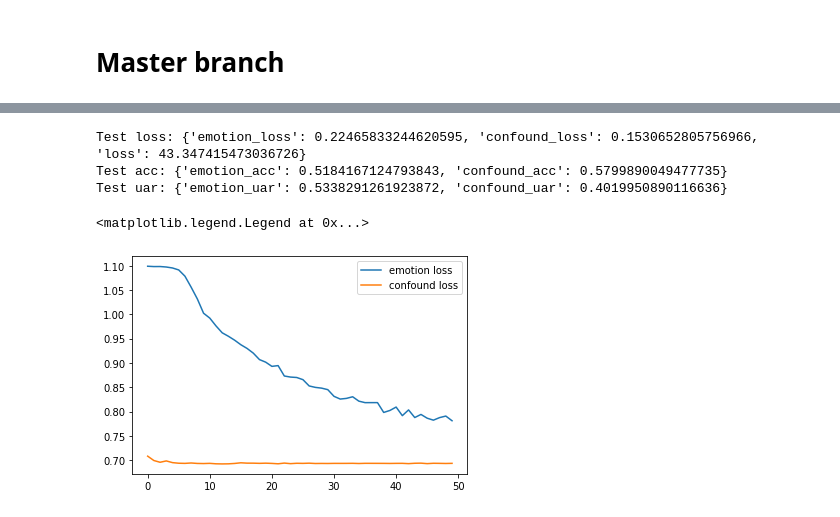
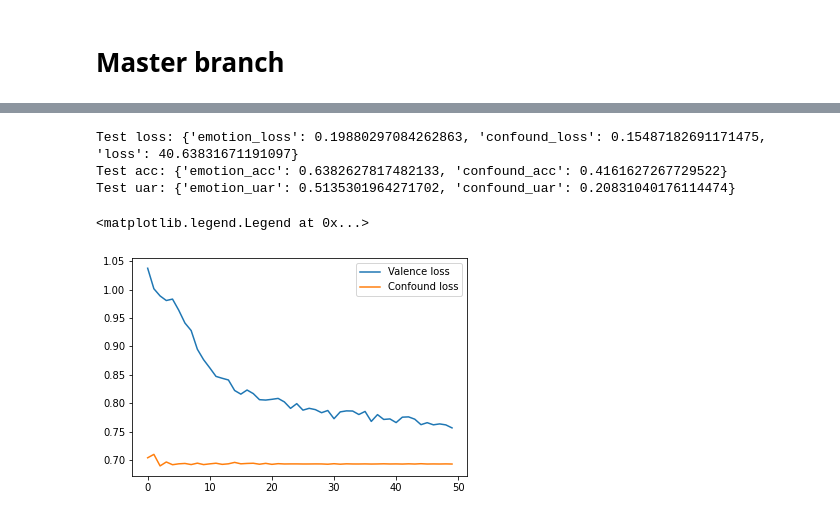
Before and after one commit to BrandonThaiTran/stressed_emotion, a Jupyter notebook: code/models.ipynb, the cells around one changed output, grey strips where cells are left out. Cells and saved outputs as stored; diff of their text form; code cells hidden in the pictures.

Commit message:
test valence

```diff
--- a/code/models.ipynb
+++ b/code/models.ipynb
@@ -395,7 +394,7 @@ def train_baseline(train_loader, model, optimizer, criterion, device, verbose =
 
     return train_loss, train_acc
 # %%
-def train(train_loader, model, optimizer, criterion, device, verbose = False):
+def train(train_loader, model, optimizer, criterion, device, verbose = False, emotion_dimension = 'arousal'):
     model.train()
 
     running_loss = 0.
@@ -410,13 +409,19 @@ def train(train_loader, model, optimizer, criterion, device, verbose = False):
     confound_prediction = []
 
     for i, train_data in enumerate(train_loader):
-        visual_features, _, acoustic_features, _, lexical_features, _, _, a_labels, d_labels, s_labels, _ = train_data # UPDATE
+        visual_features, _, acoustic_features, _, lexical_features, _, v_labels, a_labels, d_labels, s_labels, _ = train_data # UPDATE
 
         visual_features = visual_features.to(device)
         acoustic_features = acoustic_features.to(device)
         lexical_features = lexical_features.to(device)
 
-        emotion_labels = a_labels.to(device)
+        if emotion_dimension == 'arousal':
+            emotion_labels = a_labels.to(device)
+        elif emotion_dimension == 'valence':
+            emotion_labels = v_labels.to(device)
+        else:
+            print("Invalid emotion dimension")
+            return
         confound_labels = s_labels.to(device)
 
         optimizer.zero_grad()
@@ -610,16 +623,11 @@ confound_loss = []
 loss = []
 epochs = 50
 for epoch in range(epochs):
-    train_loss, train_acc = train(train_loader, emotion_recognizer, optimizer, criterion, device)
+    train_loss, train_acc = train(train_loader, emotion_recognizer, optimizer, criterion, device, emotion_dimension = 'valence')
     emotion_loss.append(train_loss['emotion_loss'])
     confound_loss.append(train_loss['confound_loss'])
     loss.append(train_loss['loss'])
     print(f'Train loss: {train_loss}')
     print(f'Train acc: {train_acc}')
-
-# plt.plot(range(epochs), loss, label = 'train loss')
-plt.plot(range(epochs), emotion_loss, label = 'emotion loss')
-plt.plot(range(epochs), confound_loss, label = 'confound loss')
-plt.legend()
 # %% [output]
 10
@@ -644,17 +650,17 @@ Train acc: {'emotion_acc': 0.7697080291970803, 'confound_acc': 0.495620437956204
 # %%
-test_loss, test_acc, test_uar = test(test_loader, emotion_recognizer, criterion, device)
+test_loss, test_acc, test_uar = test(test_loader, emotion_recognizer, criterion, device, emotion_dimension = 'valence')
 print(f'Test loss: {test_loss}')
 print(f'Test acc: {test_acc}')
 print(f'Test uar: {test_uar}')
 # %% [output]
-Test loss: {'emotion_loss': 0.22465833244620595, 'confound_loss': 0.1530652805756966, 'loss': 43.347415473036726}
-Test acc: {'emotion_acc': 0.5184167124793843, 'confound_acc': 0.5799890049477735}
-Test uar: {'emotion_uar': 0.5338291261923872, 'confound_uar': 0.4019950890116636}
+Test loss: {'emotion_loss': 0.19880297084262863, 'confound_loss': 0.15487182691171475, 'loss': 40.63831671191097}
+Test acc: {'emotion_acc': 0.6382627817482133, 'confound_acc': 0.4161627267729522}
+Test uar: {'emotion_uar': 0.5135301964271702, 'confound_uar': 0.20831040176114474}
 # %%
 # plt.plot(range(epochs), loss, label = 'train loss')
-plt.plot(range(epochs), emotion_loss, label = 'emotion loss')
-plt.plot(range(epochs), confound_loss, label = 'confound loss')
+plt.plot(range(epochs), emotion_loss, label = 'Valence loss')
+plt.plot(range(epochs), confound_loss, label = 'Confound loss')
 plt.legend()
 # %% [output]
 <matplotlib.legend.Legend at 0x...>
-[figure, old version]
+[figure, new version]
```
Also changed, not shown: parts of 20 cells of this notebook.
